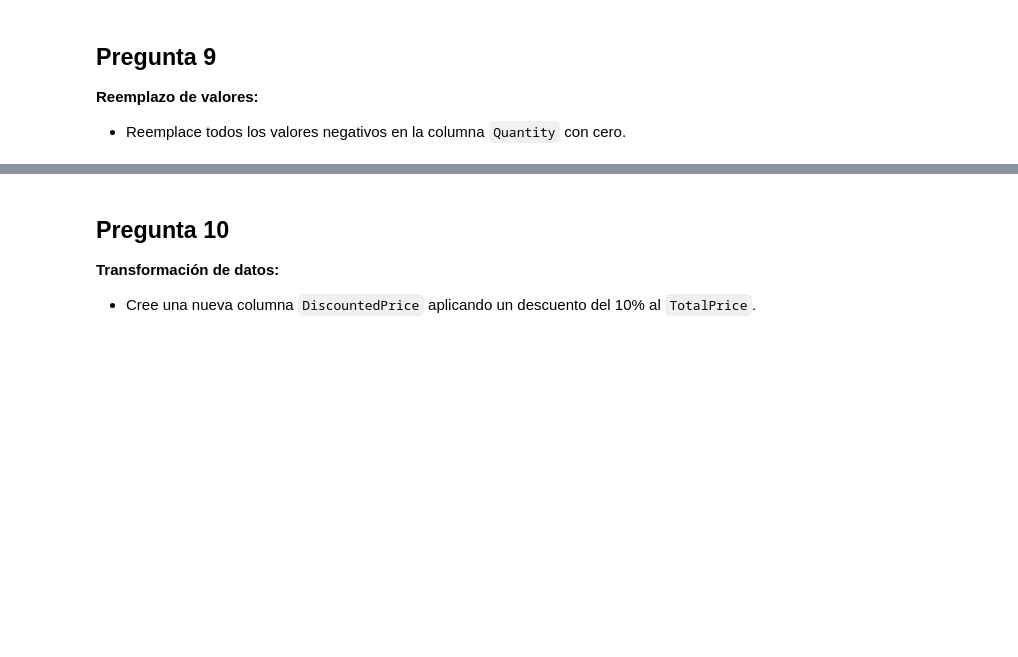
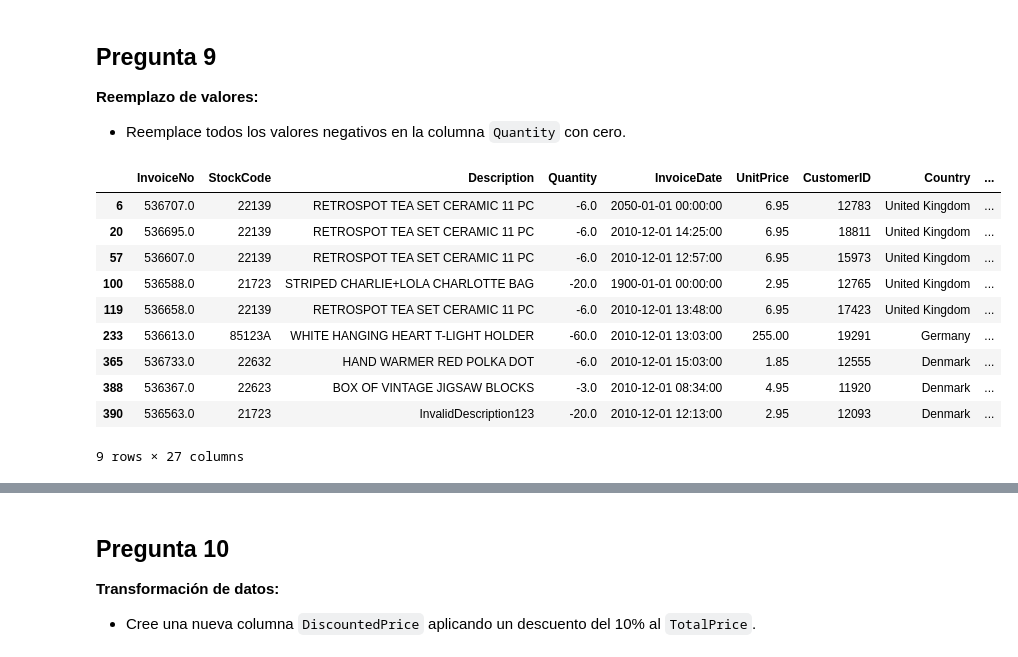
Before and after one commit to Nana8310/Curso_Pandas, a Jupyter notebook: Notebook/Prácticas/Práctica-43/Notebook_43/P-43_Notebook-43.ipynb, the cells around one changed output, grey strips where cells are left out. Cells and saved outputs as stored; diff of their text form; code cells hidden in the pictures; blank space fills up the shorter version.

```diff
--- a/Notebook/Prácticas/Práctica-43/Notebook_43/P-43_Notebook-43.ipynb
+++ b/Notebook/Prácticas/Práctica-43/Notebook_43/P-43_Notebook-43.ipynb
@@ -101,0 +301,6 @@
+# %%
+# Eliminar duplicados basados en InvoiceNo y StockCode
+retail2_df = retail2_df.drop_duplicates(subset=['InvoiceNo', 'StockCode'])
+
+# Mostrar las primeras filas para verificar
+retail2_df.head()
@@ -103,3 +316,21 @@
 ## Pregunta 9
 **Reemplazo de valores:**
 - Reemplace todos los valores negativos en la columna `Quantity` con cero.
+# %%
+# Verificar valores negativos en la columna Quantity
+valores_negativos = retail2_df[retail2_df['Quantity'] < 0]
+
+# Mostrar las filas con valores negativos
+valores_negativos
+# %% [output]
+|  | InvoiceNo | StockCode | Description | Quantity | InvoiceDate | UnitPrice | CustomerID | Country | ... |
+| 6 | 536707.0 | 22139 | RETROSPOT TEA SET CERAMIC 11 PC | -6.0 | 2050-01-01 00:00:00 | 6.95 | 12783 | United Kingdom | ... |
+| 20 | 536695.0 | 22139 | RETROSPOT TEA SET CERAMIC 11 PC | -6.0 | 2010-12-01 14:25:00 | 6.95 | 18811 | United Kingdom | ... |
+| 57 | 536607.0 | 22139 | RETROSPOT TEA SET CERAMIC 11 PC | -6.0 | 2010-12-01 12:57:00 | 6.95 | 15973 | United Kingdom | ... |
+| 100 | 536588.0 | 21723 | STRIPED CHARLIE+LOLA CHARLOTTE BAG | -20.0 | 1900-01-01 00:00:00 | 2.95 | 12765 | United Kingdom | ... |
+| 119 | 536658.0 | 22139 | RETROSPOT TEA SET CERAMIC 11 PC | -6.0 | 2010-12-01 13:48:00 | 6.95 | 17423 | United Kingdom | ... |
+| 233 | 536613.0 | 85123A | WHITE HANGING HEART T-LIGHT HOLDER | -60.0 | 2010-12-01 13:03:00 | 255.00 | 19291 | Germany | ... |
+| 365 | 536733.0 | 22632 | HAND WARMER RED POLKA DOT | -6.0 | 2010-12-01 15:03:00 | 1.85 | 12555 | Denmark | ... |
+| 388 | 536367.0 | 22623 | BOX OF VINTAGE JIGSAW BLOCKS | -3.0 | 2010-12-01 08:34:00 | 4.95 | 11920 | Denmark | ... |
+| 390 | 536563.0 | 21723 | InvalidDescription123 | -20.0 | 2010-12-01 12:13:00 | 2.95 | 12093 | Denmark | ... |
+9 rows × 27 columns
```
Also changed, not shown: parts of 52 cells of this notebook, 1 other file.
